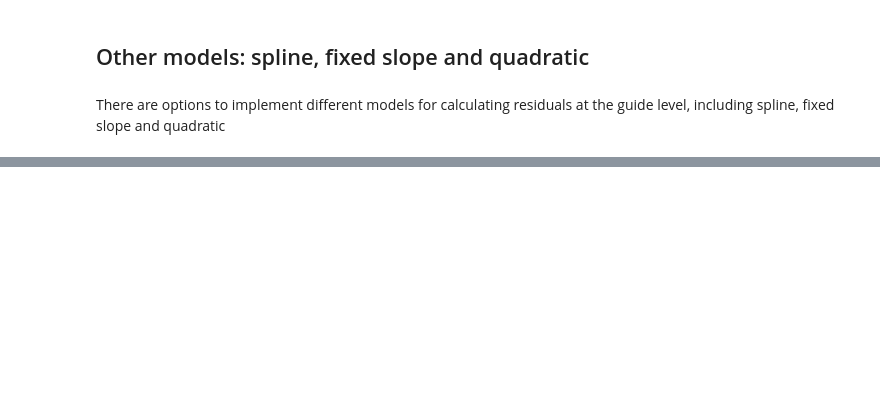
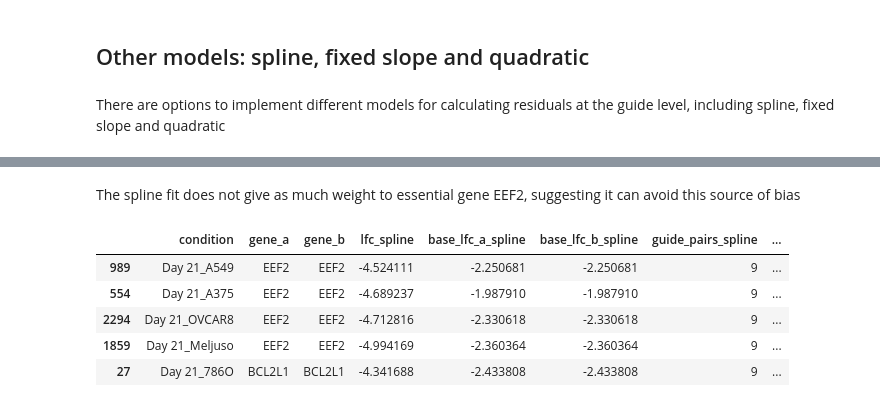
Before and after one commit to gpp-rnd/gnt, a Jupyter notebook: notebooks/basic_usage.ipynb, the cells around one changed output, grey strips where cells are left out. Drawn from its saved outputs; the diff is of its cells as text; code cells hidden in the pictures; blank space fills up the shorter version.

```diff
--- a/notebooks/basic_usage.ipynb
+++ b/notebooks/basic_usage.ipynb
@@ -63,0 +135,12 @@ merged_predictions.plot.scatter('z_score_residual_z_spline', 'z_score_residual_z
+# %% [markdown]
+The spline fit does not give as much weight to essential gene EEF2, suggesting it can avoid this source of bias
+# %%
+merged_predictions['difference'] = merged_predictions['pair_z_score_linear'] - merged_predictions['pair_z_score_spline']
+merged_predictions.sort_values('difference').tail(5)
+# %% [output]
+|  | condition | gene_a | gene_b | lfc_spline | base_lfc_a_spline | base_lfc_b_spline | guide_pairs_spline | ... |
+| 989 | Day 21_A549 | EEF2 | EEF2 | -4.524111 | -2.250681 | -2.250681 | 9 | ... |
+| 554 | Day 21_A375 | EEF2 | EEF2 | -4.689237 | -1.987910 | -1.987910 | 9 | ... |
+| 2294 | Day 21_OVCAR8 | EEF2 | EEF2 | -4.712816 | -2.330618 | -2.330618 | 9 | ... |
+| 1859 | Day 21_Meljuso | EEF2 | EEF2 | -4.994169 | -2.360364 | -2.360364 | 9 | ... |
+| 27 | Day 21_786O | BCL2L1 | BCL2L1 | -4.341688 | -2.433808 | -2.433808 | 9 | ... |
```
Also changed, not shown: parts of 7 cells of this notebook, 3 other files.
